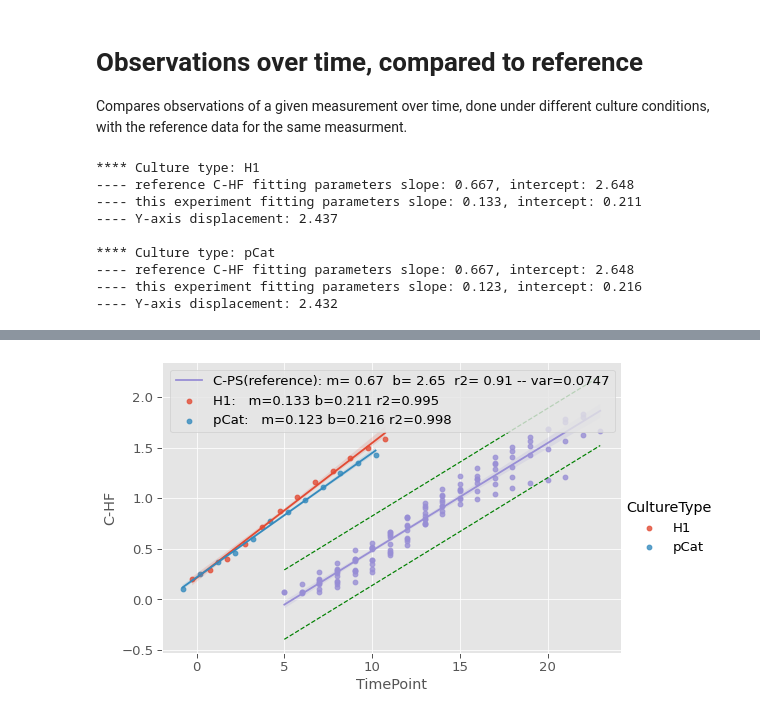
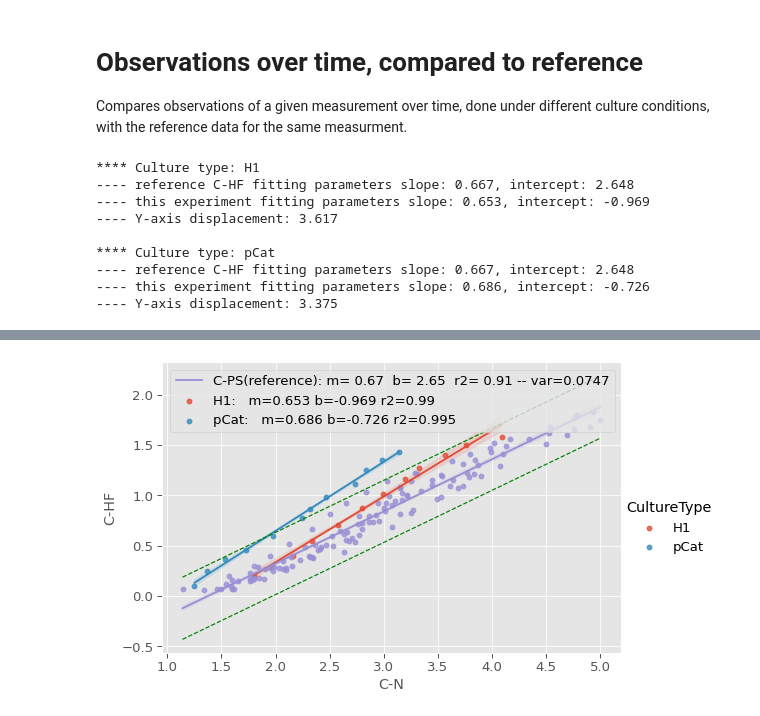
Before and after one commit to pjmartel/ChEEQ_tool, a Jupyter notebook: embryo_tool.ipynb, the cells around one changed output, grey strips where cells are left out. Saved outputs shown, nothing was run; the diff lists cells and outputs as text; code cells hidden in the pictures.

```diff
--- a/embryo_tool.ipynb
+++ b/embryo_tool.ipynb
@@ -206,5 +232,5 @@ ALLRaw_DATA, AllRaw_Data_RealTime, Experiments_SingleObservations, Experiments_O
 # %%
-data_ref = df["ALLRaw_DATA"]
+data_ref = df["AllRaw_Data_RealTime"]
 data_ref = clean_data(data_ref)
 print()
 data_xper_single = df["Experiments_SingleObservations"]
@@ -522,17 +550,17 @@ Single observations of a given measurement over different embryos are plotted ov
 #@title  { run: "auto" }
 
 # Menus
-include_zero = "No" #@param ['Yes', 'No']
+color_by = "embryo" #@param ['embryo', 'culture type']
 include_zero = include_zero == "Yes"
 x_meas = 'C-N' #@param ['C-N','C-HF', 'TimePoint']
 y_meas= 'C-PS' #@param ['C-pPL', 'C-PS', 'C-N', 'N-pPL', 'PS', 'PSM', 'C-Seg', 'Seg', 'C-HF']
 sigma = '3' #@param ['1', '2', '3', '4']
 sigma = float(sigma)
 
-if include_zero:
-  data = data_xper_single
+if color_by == "embryo":
+  hue = "Embryo"
 else:
-  data=data_xper_single[~data_xper_single.TimePoint.isna()]
+  hue = "CultureType"
 
 # The smbplot is required to plot the dataframe points
 # with color according to embryo
@@ -540,7 +568,7 @@ else:
 # an axis like regplot. So we need to run it first
 g = sb.lmplot(x=x_meas,y=y_meas, aspect=1.5,
               data=data,
-              hue='Embryo',fit_reg=False)
+              hue=hue, fit_reg=False)
 #g = sb.lmplot(x='Med9',y='Med8',aspect=1.5, data=data_xper_single, fit_reg=False)
 #fig, ax = plt.subplots(figsize=(15,10))
 fig = plt.gcf()
@@ -574,8 +602,8 @@ yy_std = np.sqrt(yy_var)
 
 
 # Draw the sigma band lines around regression line
-g.ax.plot(x, y_hat + sigma*yy_std,'g--')
-g.ax.plot(x, y_hat - sigma*yy_std,'g--')
+g.ax.plot(x, y_hat + sigma*yy_std,'--',color="gray")
+g.ax.plot(x, y_hat - sigma*yy_std,'--', color="gray")
 
 #g.ax.set_xlim()
 #print(min(x),max(x))
@@ -589,7 +617,7 @@ fig = plt.gcf()
 
 
 sb.set_context("paper",font_scale=1.5)
-_ = sb.regplot(x=x_meas, y=y_meas, data=data_ref,ax=g.ax,color='green', scatter_kws={'s':5})
+_ = sb.regplot(x=x_meas, y=y_meas, data=data_ref,ax=g.ax,color='gray', scatter_kws={'s':5})
 
 _ = g.ax.legend(['_','_',label])
 # %% [output]
@@ -602,7 +630,7 @@ Compares observations of a given measurement over time, done under different cul
 #@title  { run: "auto" }
 
 # Menus
-x_meas = 'TimePoint' #@param ['C-N', 'C-HF', 'TimePoint']
+x_meas = 'C-N' #@param ['C-N', 'C-HF', 'TimePoint']
 y_meas= 'C-HF' #@param ['C-pPL', 'C-PS', 'C-N', 'N-pPL', 'PS', 'PSM', 'C-Seg', 'Seg', 'C-HF']
 sigma = '3' #@param ['1', '2', '3', '4']
 sigma = float(sigma)
@@ -630,35 +658,35 @@ for name, gr in groups:
   print("**** Culture type:",name)
   print(f"---- reference {y_meas} fitting parameters",
         f"slope: {m:5.3f}, intercept: {b:5.3f}")
   print("---- this experiment fitting parameters",
         f"slope: {mm:5.3f}, intercept: {bm:5.3f}")
   print(f"---- Y-axis displacement: {b-bm:5.3f}")
   print()
   _ = sb.regplot(x=x_meas, y=y_meas, data=gr,
                label=name,ax=g.ax, scatter=False)
 #  _ = sb.regplot(x=x_meas, y=y_meas, data=data_xper_multi,
 #               label="",ax=g.ax,color='blue', scatter=False)
 
 
 #
 fig = plt.gcf()
 fig.set_facecolor('white')
 export_button(fig, "obs_vs_time_comp_ref.pdf")
 legend_labels = ['_','_','_','_',label]+labels
 label, m, b, r, var = regplot_with_bands(ax=g.ax, x_var=x_meas, y_var=y_meas, sigma=sigma,
                    data=data_ref, scatter=True,limits=False)
 _ = g.ax.legend(legend_labels)
 # Compute linear regressions and their relativa displacement
 # x-Measure versus time for all embryos plus reference data
 # %% [output]
 **** Culture type: H1
 ---- reference C-HF fitting parameters slope: 0.667, intercept: 2.648
----- this experiment fitting parameters slope: 0.133, intercept: 0.211
----- Y-axis displacement: 2.437
+---- this experiment fitting parameters slope: 0.653, intercept: -0.969
+---- Y-axis displacement: 3.617
 
 **** Culture type: pCat
 ---- reference C-HF fitting parameters slope: 0.667, intercept: 2.648
----- this experiment fitting parameters slope: 0.123, intercept: 0.216
----- Y-axis displacement: 2.432
+---- this experiment fitting parameters slope: 0.686, intercept: -0.726
+---- Y-axis displacement: 3.375
 [interactive output not drawn]
-[figure, old version]
+[figure, new version]
```
Also changed, not shown: parts of 9 cells of this notebook.
